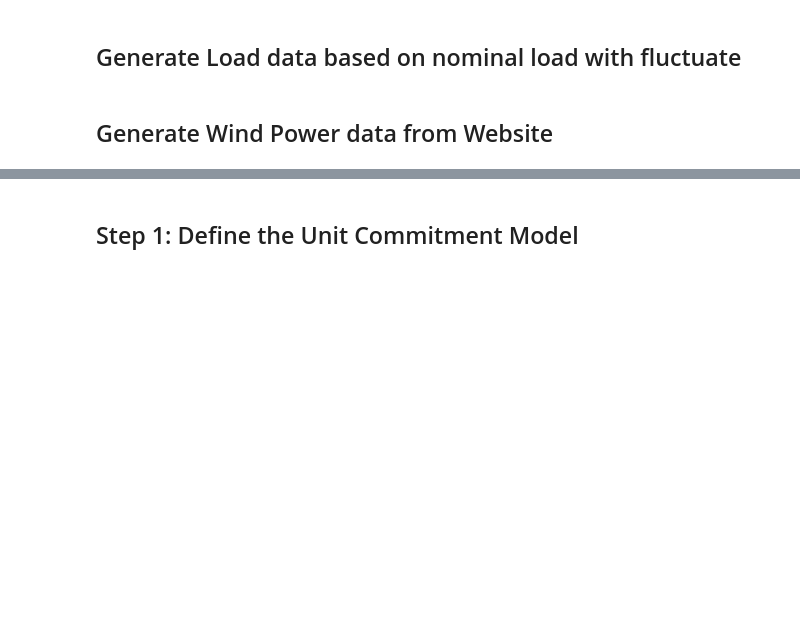
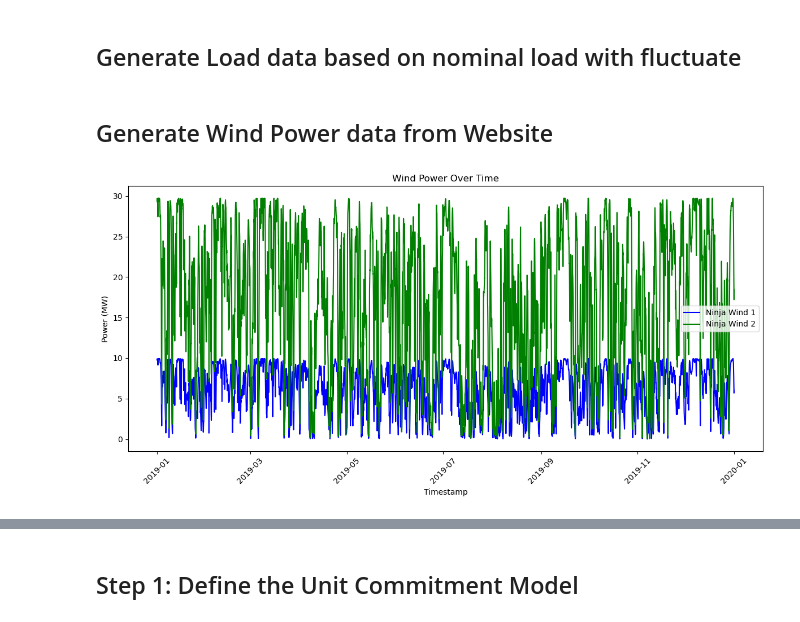
Before and after one commit to s240113/MLA2, a Jupyter notebook: A2.ipynb, the cells around one changed output, grey strips where cells are left out. Cells and saved outputs as stored; diff of their text form; code cells hidden in the pictures; blank space fills up the shorter version.

```diff
--- a/A2.ipynb
+++ b/A2.ipynb
@@ -64,31 +65,48 @@ ninja_wind_2.rename(columns={"time": "Timestamp"}, inplace=True)
 ninja_wind_1['Timestamp'] = pd.to_datetime(ninja_wind_1['Timestamp'], format='%Y/%m/%d %H:%M')
 ninja_wind_2['Timestamp'] = pd.to_datetime(ninja_wind_2['Timestamp'], format='%Y/%m/%d %H:%M')
 
+plt.figure(figsize=(12, 6))
+plt.plot(ninja_wind_1['Timestamp'], ninja_wind_1['power'], label='Ninja Wind 1', color='blue')
+plt.plot(ninja_wind_2['Timestamp'], ninja_wind_2['power'], label='Ninja Wind 2', color='green')
+
+# Adding title and labels
+plt.title('Wind Power Over Time')
+plt.xlabel('Timestamp')
+plt.ylabel('Power (MW)')  # Adjust the unit if different
+
+# Show legend
+plt.legend()
+
+# Show plot
+plt.xticks(rotation=45)
+plt.tight_layout()
+plt.show()
 # Merging all data based on 'Timestamp'
 merged_data = pd.merge(load_data, ninja_wind_1, on="Timestamp", how="outer")
 merged_data = pd.merge(merged_data, ninja_wind_2, on="Timestamp", how="outer", suffixes=('_W1', '_W2'))
 
 merged_data['N1'] = 0
 merged_data['N2'] = 0
 merged_data['N3'] = 0
 merged_data['N4'] = merged_data['Hourly_Load_1'] - merged_data['power_W1']
 merged_data['N5'] = merged_data['Hourly_Load_2'] - merged_data['power_W2']
 merged_data['N6'] = merged_data['Hourly_Load_3']
 
 # Convert specified columns to dictionary format
 merged_data_dict = {
     "N1": merged_data["N1"].tolist(),
     "N2": merged_data["N2"].tolist(),
     "N3": merged_data["N3"].tolist(),
     "N4": merged_data["N4"].tolist(),
     "N5": merged_data["N5"].tolist(),
     "N6": merged_data["N6"].tolist()
 }
 
 
 D_nt_df = pd.DataFrame(merged_data_dict, index=dates)
 
 # value = D_nt_df.loc["2019-01-01 01:00:00", "N4"]
 print(D_nt_df )
 # %% [output]
+[figure, added]
                      N1  N2  N3         N4         N5         N6
```
Also changed, not shown: parts of 4 cells of this notebook.
